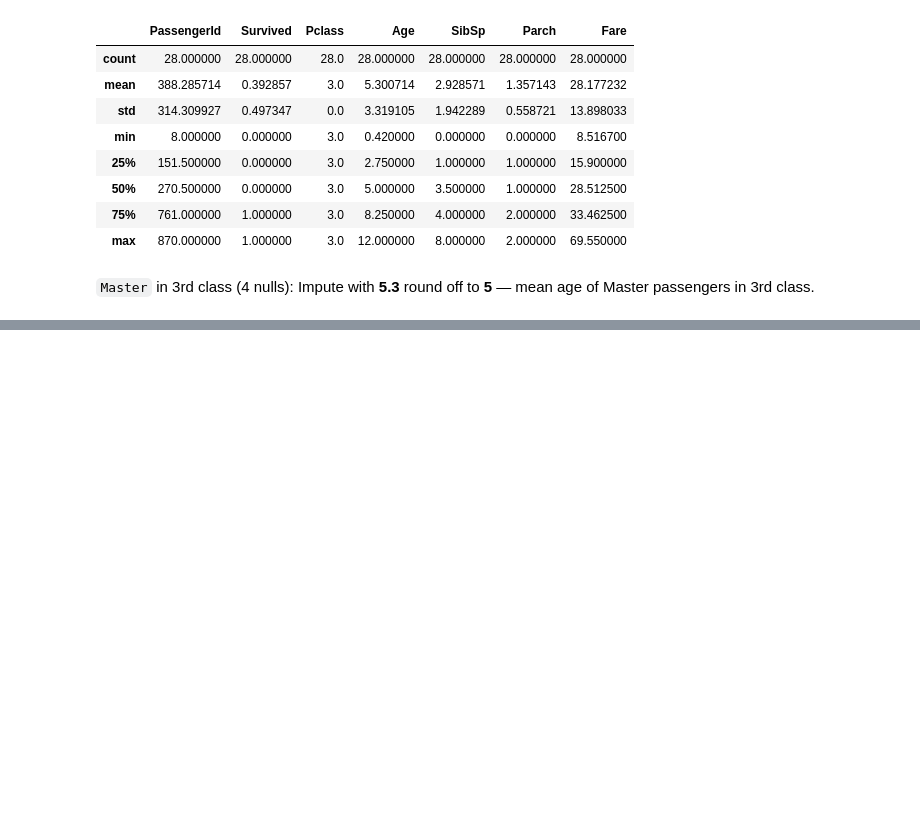
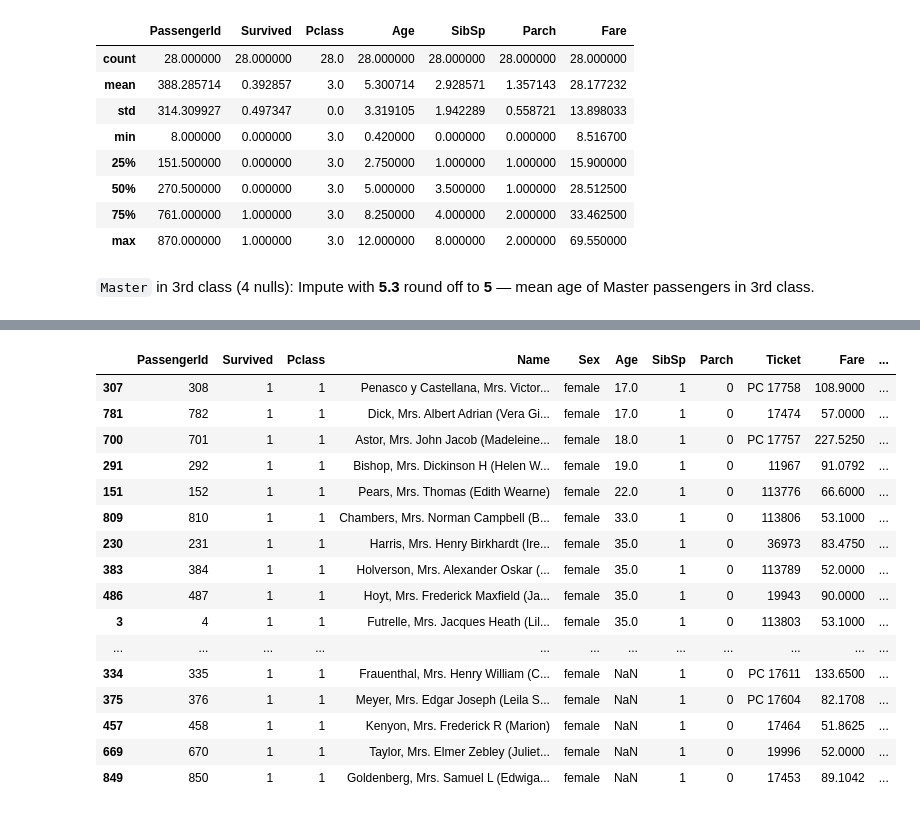
Before and after one commit to Restart29/titanic-analysis, a Jupyter notebook: notebooks/titanic.ipynb, the cells around one changed output, grey strips where cells are left out. Cells and saved outputs as stored; diff of their text form; code cells hidden in the pictures; blank space fills up the shorter version.

```diff
--- a/notebooks/titanic.ipynb
+++ b/notebooks/titanic.ipynb
@@ -74,6 +76,8 @@ pattern = (
 )
 
 extract= change_db['Name'].str.extract(pattern)
+extract['HusbandName'] = extract['HusbandName'].str.strip()
+
 change_db2=pd.concat([change_db,extract],axis=1)
 change_db2.head()
 # %% [output]
@@ -285,0 +488,20 @@ change_db_cleaned.loc[((change_db2['Title']=='Master')&(change_db2['Pclass']==3)
+# %%
+change_db2.loc[(change_db2['Pclass']==1)&(change_db2['Title']=='Mrs')&(change_db2['SibSp']==1)&(change_db2['Parch']==0)].sort_values('Age')
+# %% [output]
+|  | PassengerId | Survived | Pclass | Name | Sex | Age | SibSp | Parch | Ticket | Fare | ... |
+| 307 | 308 | 1 | 1 | Penasco y Castellana, Mrs. Victor... | female | 17.0 | 1 | 0 | PC 17758 | 108.9000 | ... |
+| 781 | 782 | 1 | 1 | Dick, Mrs. Albert Adrian (Vera Gi... | female | 17.0 | 1 | 0 | 17474 | 57.0000 | ... |
+| 700 | 701 | 1 | 1 | Astor, Mrs. John Jacob (Madeleine... | female | 18.0 | 1 | 0 | PC 17757 | 227.5250 | ... |
+| 291 | 292 | 1 | 1 | Bishop, Mrs. Dickinson H (Helen W... | female | 19.0 | 1 | 0 | 11967 | 91.0792 | ... |
+| 151 | 152 | 1 | 1 | Pears, Mrs. Thomas (Edith Wearne) | female | 22.0 | 1 | 0 | 113776 | 66.6000 | ... |
+| 809 | 810 | 1 | 1 | Chambers, Mrs. Norman Campbell (B... | female | 33.0 | 1 | 0 | 113806 | 53.1000 | ... |
+| 230 | 231 | 1 | 1 | Harris, Mrs. Henry Birkhardt (Ire... | female | 35.0 | 1 | 0 | 36973 | 83.4750 | ... |
+| 383 | 384 | 1 | 1 | Holverson, Mrs. Alexander Oskar (... | female | 35.0 | 1 | 0 | 113789 | 52.0000 | ... |
+| 486 | 487 | 1 | 1 | Hoyt, Mrs. Frederick Maxfield (Ja... | female | 35.0 | 1 | 0 | 19943 | 90.0000 | ... |
+| 3 | 4 | 1 | 1 | Futrelle, Mrs. Jacques Heath (Lil... | female | 35.0 | 1 | 0 | 113803 | 53.1000 | ... |
+| ... | ... | ... | ... | ... | ... | ... | ... | ... | ... | ... | ... |
+| 334 | 335 | 1 | 1 | Frauenthal, Mrs. Henry William (C... | female | NaN | 1 | 0 | PC 17611 | 133.6500 | ... |
+| 375 | 376 | 1 | 1 | Meyer, Mrs. Edgar Joseph (Leila S... | female | NaN | 1 | 0 | PC 17604 | 82.1708 | ... |
+| 457 | 458 | 1 | 1 | Kenyon, Mrs. Frederick R (Marion) | female | NaN | 1 | 0 | 17464 | 51.8625 | ... |
+| 669 | 670 | 1 | 1 | Taylor, Mrs. Elmer Zebley (Juliet... | female | NaN | 1 | 0 | 19996 | 52.0000 | ... |
+| 849 | 850 | 1 | 1 | Goldenberg, Mrs. Samuel L (Edwiga... | female | NaN | 1 | 0 | 17453 | 89.1042 | ... |
```
Also changed, not shown: parts of 43 cells of this notebook.
